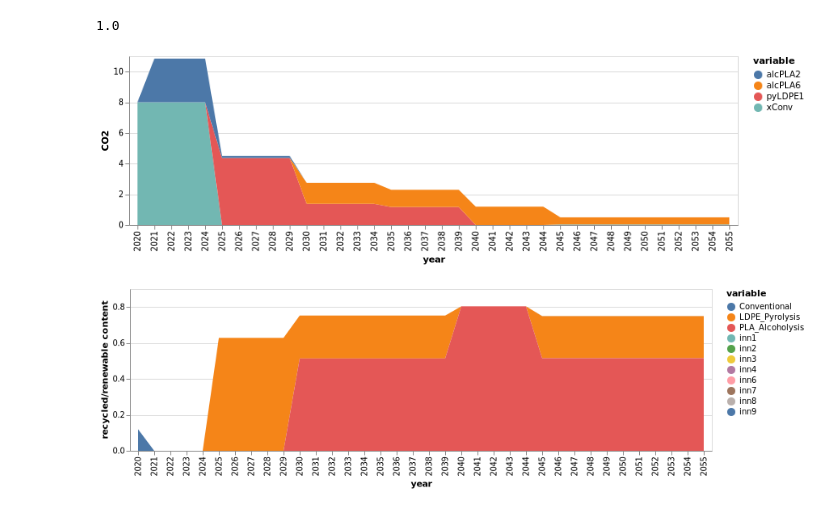
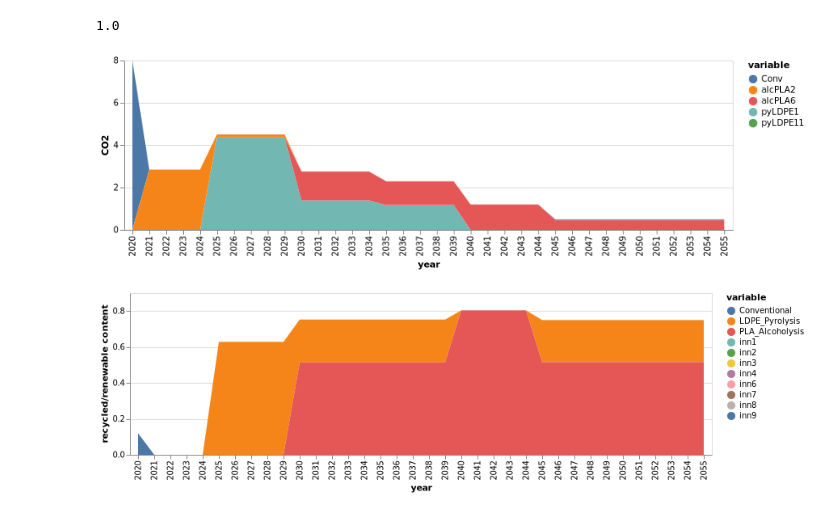
Before and after one commit to vyom-thakker/RoadmapsIAM, a Jupyter notebook: multiperiod-case-study.ipynb, the cells around one changed output. Cells and saved outputs as stored; diff of their text form; code cells hidden in the pictures.

```diff
--- a/multiperiod-case-study.ipynb
+++ b/multiperiod-case-study.ipynb
@@ -697,38 +708,37 @@ for t in 2:51
     end
 
     conv[t]=conventional(j)
     for k in 1:nrow(compromise)
         inn_co2[k,t]=innovation(k,j)
     end
 end
-conv[1:5].=initial[1,3]
+#conv[1:5].=initial[1,3]
 
 sNames = ["conv","inn1","inn2","inn3","inn4","inn5","inn6","inn7","inn8","inn9","inn10"]
 xLabels = []
 for i in 2020:2070
     push!(xLabels,string(i))
 end
 
 #df = DataFrame(year=xLabels, conv=conv, inn1=inn_co2[1,:],inn2=inn_co2[2,:],inn3=inn_co2[3,:],inn4=inn_co2[4,:],
 #        inn5=inn_co2[5,:],inn6=inn_co2[6,:],inn7=inn_co2[7,:],inn8=inn_co2[8,:],inn9=inn_co2[9,:],inn10=inn_co2[10,:])
 df = DataFrame(vcat(conv',inn_co2)',:auto)
 
 
 df=df[1:36,:]
 
 df=df[!, any.(>(0), eachcol(df))]
 df[!,:year]=xLabels[1:36]
-rename!(df,[:x1,:x93,:x218,:x222] .=> [:xConv,:pyLDPE1,:alcPLA2,:alcPLA6])
+rename!(df,[:x1,:x93,:x218,:x222] .=> [:Conv,:pyLDPE1,:alcPLA2,:alcPLA6])
+df[!,:pyLDPE11]=zeros(36)
 
-
-#rename!(df,[:conv,:inn5,:inn10] .=> [:Conventional,:LDPE_Pyrolysis,:PLA_Alcoholysis])
 
 co2_inn=df |> stack |> @vlplot(:area, x=:year, y={:value, stack=:zero, title="CO2"}, color="variable:n",legend=:sNames)
 
 #save("./result-case-roadmap/co2-roadmap.svg", co2_inn)
 co2_inn
 # %% [output]
-[figure, old version]
+[figure, new version]
 # %%
 function conventional(t)
     return initial[1,5]*(1-sum(JuMP.values.(xk)[k,t] for k in 1:nrow(compromise)))
```
Also changed, not shown: parts of 4 cells of this notebook, 3 other files.
